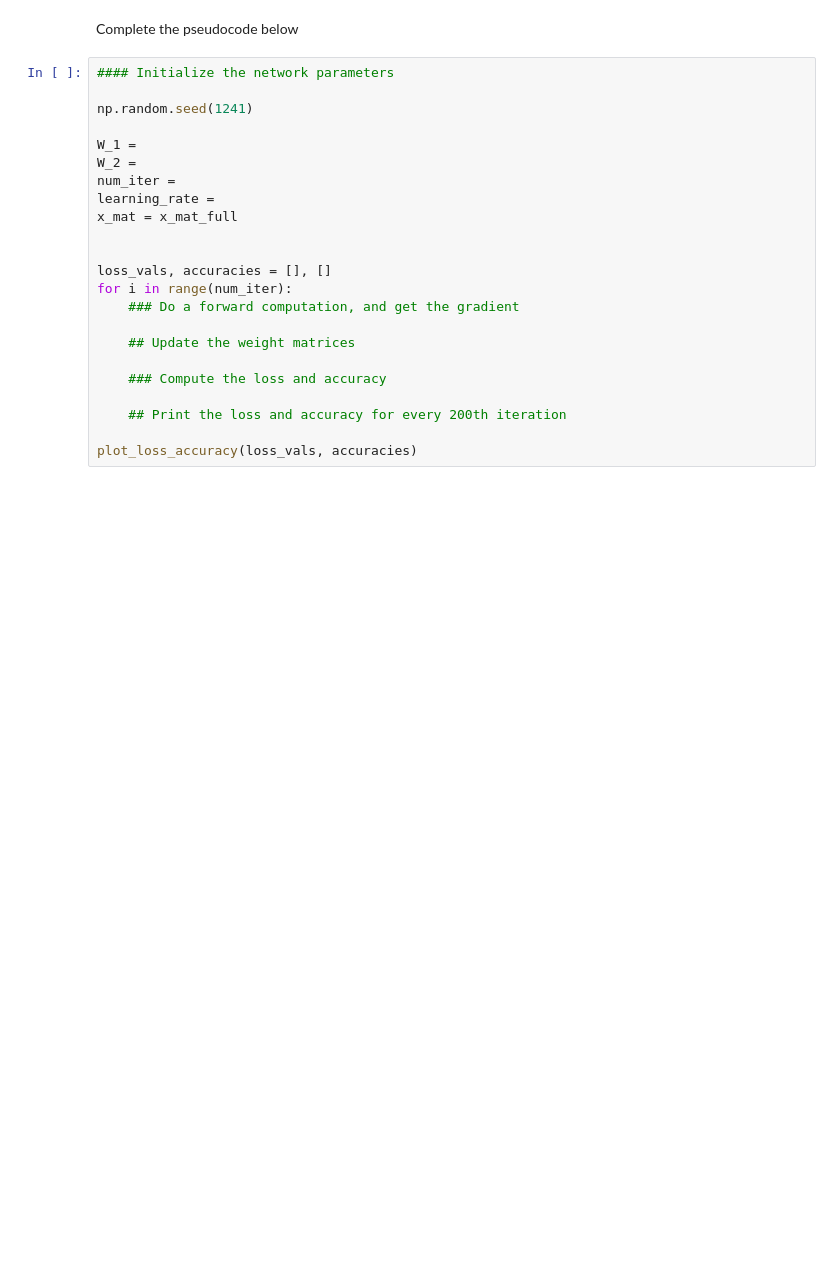
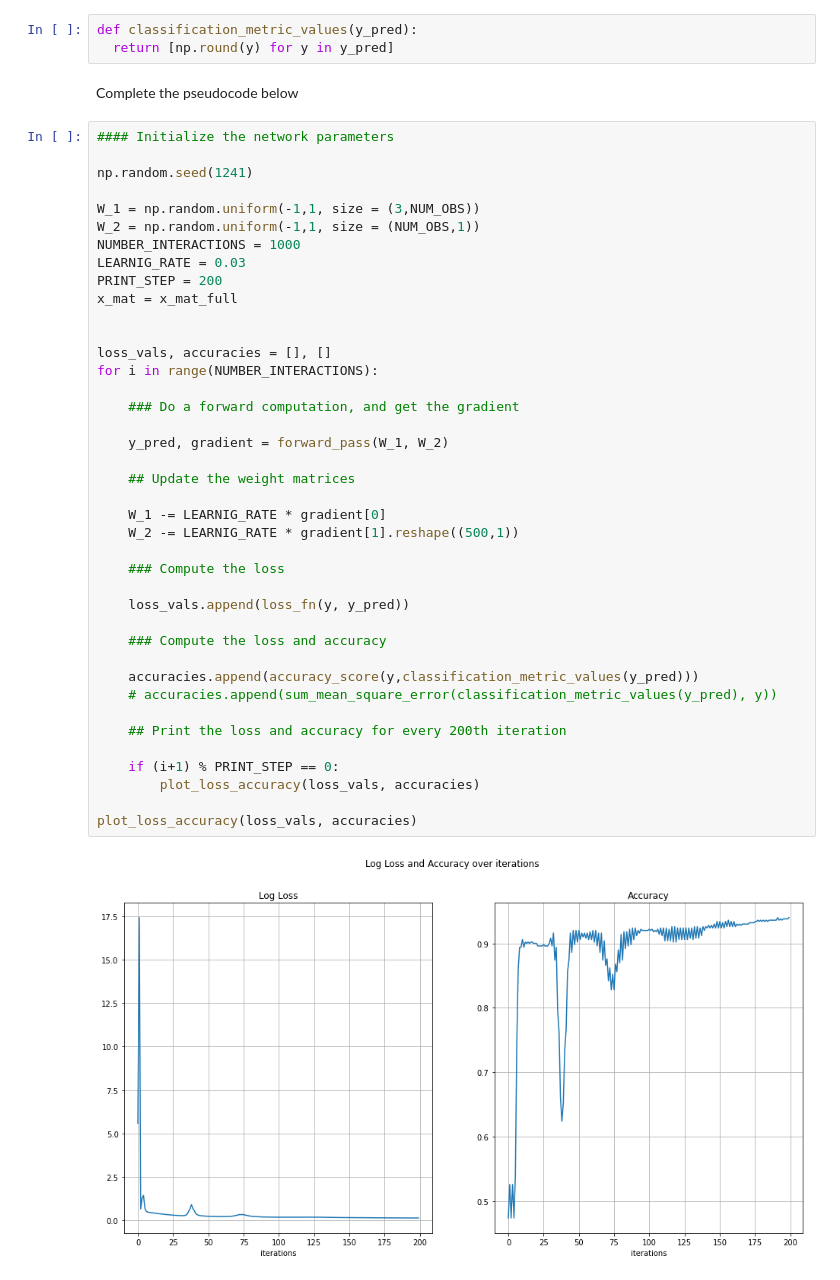
Before and after one commit to fsluizvictor/backpropagation, a Jupyter notebook: Backprop_Exercise_HW.ipynb, the cells around one changed output. Drawn from its saved outputs; the diff is of its cells as text; blank space fills up the shorter version.

```diff
--- a/Backprop_Exercise_HW.ipynb
+++ b/Backprop_Exercise_HW.ipynb
@@ -129,25 +133,47 @@ def plot_loss_accuracy(loss_vals, accuracies):
+# %%
+def classification_metric_values(y_pred):
+  return [np.round(y) for y in y_pred]
 # %% [markdown]
 Complete the pseudocode below
 # %%
 #### Initialize the network parameters
 
 np.random.seed(1241)
 
-W_1 =
-W_2 =
-num_iter =
-learning_rate =
+W_1 = np.random.uniform(-1,1, size = (3,NUM_OBS))
+W_2 = np.random.uniform(-1,1, size = (NUM_OBS,1))
+NUMBER_INTERACTIONS = 1000
+LEARNIG_RATE = 0.03
+PRINT_STEP = 200
 x_mat = x_mat_full
 
 
 loss_vals, accuracies = [], []
-for i in range(num_iter):
+for i in range(NUMBER_INTERACTIONS):
+
     ### Do a forward computation, and get the gradient
+
+    y_pred, gradient = forward_pass(W_1, W_2)
 
     ## Update the weight matrices
 
+    W_1 -= LEARNIG_RATE * gradient[0]
+    W_2 -= LEARNIG_RATE * gradient[1].reshape((500,1))
+
+    ### Compute the loss
+
+    loss_vals.append(loss_fn(y, y_pred))
+
     ### Compute the loss and accuracy
+
+    accuracies.append(accuracy_score(y,classification_metric_values(y_pred)))
+    # accuracies.append(sum_mean_square_error(classification_metric_values(y_pred), y))
 
     ## Print the loss and accuracy for every 200th iteration
 
+    if (i+1) % PRINT_STEP == 0:
+        plot_loss_accuracy(loss_vals, accuracies)
+
 plot_loss_accuracy(loss_vals, accuracies)
+# %% [output]
+[figure, added]
```
Also changed, not shown: parts of 11 cells of this notebook.
